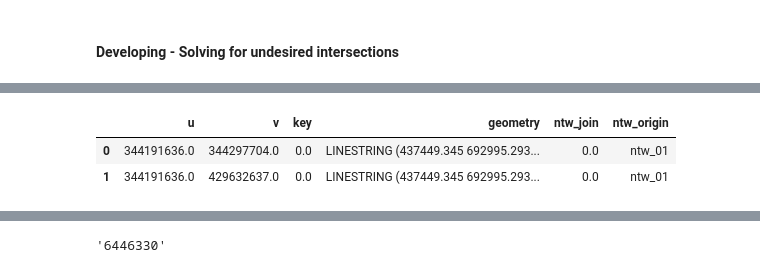
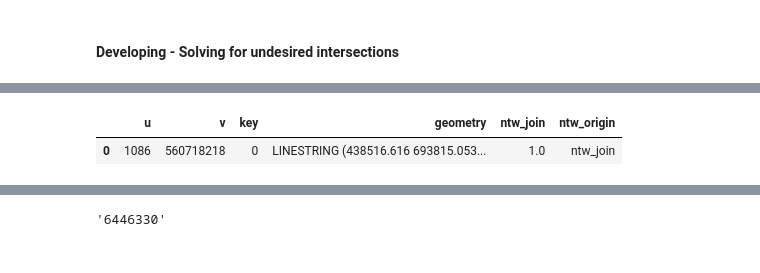
Before and after one commit to Observatorio-Ciudades/accesibilidad-urbana, a Jupyter notebook: notebooks/projects/volvo/09_tessellations_boeing_ntw_join_pt2.ipynb, the cells around one changed output, grey strips where cells are left out. Drawn from its saved outputs; the diff is of its cells as text; code cells hidden in the pictures.

```diff
--- a/notebooks/projects/volvo/09_tessellations_boeing_ntw_join_pt2.ipynb
+++ b/notebooks/projects/volvo/09_tessellations_boeing_ntw_join_pt2.ipynb
@@ -2057,9 +2061,9 @@ new_edge_idx = 0
 for idx, connected_node in connected_nodes.iterrows():
 
     # Extract relation's data
-    connecting_osmid = connected_node.connecting_node
+    connection_ntw01_osmid = connected_node.connection_ntw01_osmid
     connection_type = connected_node.connection_type
-    connected_osmid = connected_node.connection_osmid
+    connecting_ntw02_osmid = connected_node.connecting_ntw02_osmid
 
     # Development checks -----------------------------------
     #osmid_checks = [4]
@@ -2073,20 +2077,20 @@ for idx, connected_node in connected_nodes.iterrows():
     if connection_type == 'existing':
         continue # Next nodes_relation
 
+    # Identify the node's coordinates on ntw_01 that's going to get connected to the node on ntw_02
+    connection_node_gdf = joined_nodes.loc[joined_nodes.osmid==connection_ntw01_osmid]
+    connection_node_coords = connection_node_gdf.geometry.unique()[0].coords[0]
+
     # Identify the node's coordinates on ntw_02 that's going to be connected to ntw_01
-    connecting_node_gdf = joined_nodes.loc[joined_nodes.osmid==connecting_osmid]
+    connecting_node_gdf = joined_nodes.loc[joined_nodes.osmid==connecting_ntw02_osmid]
     connecting_node_coords = connecting_node_gdf.geometry.unique()[0].coords[0]
 
-    # Identify the node's coordinates on ntw_01 that's going to get connected to the node on ntw_02
-    connected_node_gdf = joined_nodes.loc[joined_nodes.osmid==connected_osmid]
-    connected_node_coords = connected_node_gdf.geometry.unique()[0].coords[0]
-
     # Create LineString
-    line_geom = LineString([[connected_node_coords[0],connected_node_coords[1]],[connecting_node_coords[0],connecting_node_coords[1]]])
+    line_geom = LineString([[connection_node_coords[0],connection_node_coords[1]],[connecting_node_coords[0],connecting_node_coords[1]]])
 
     # Store new LineString to later addition to joined_edges
-    new_edges.loc[new_edge_idx,'u'] = connected_osmid
-    new_edges.loc[new_edge_idx,'v'] = connecting_osmid
+    new_edges.loc[new_edge_idx,'u'] = connection_ntw01_osmid
+    new_edges.loc[new_edge_idx,'v'] = connecting_ntw02_osmid
     new_edges.loc[new_edge_idx,'key'] = 0
     new_edges.loc[new_edge_idx,'geometry'] = line_geom
     new_edges.loc[new_edge_idx,'ntw_join'] = 1
@@ -2178,60 +2193,65 @@ if local_save:
 # %%
-new_edges = gpd.GeoDataFrame()
+new_edge = gpd.GeoDataFrame()
 
-new_edge_idx = 0
 # Iterate over each relation stablished
 for idx, connected_node in connected_nodes.iterrows():
 
     # Development checks -----------------------------------
-    current_osmid = connected_node.connecting_node
-    osmid_checks = [1027]
+    current_osmid = connected_node.connecting_ntw02_osmid
+    osmid_checks = [1086]
     if current_osmid not in osmid_checks:
         continue
     else:
-        print(connecting_osmid)
+        print(current_osmid)
     # Development checks -----------------------------------
 
     # Extract relation's data
-    connecting_osmid = connected_node.connecting_node
+    connection_ntw01_osmid = connected_node.connection_ntw01_osmid
+    print(connection_ntw01_osmid)
     connection_type = connected_node.connection_type
-    connected_osmid = connected_node.connection_osmid
+    connecting_ntw02_osmid = connected_node.connecting_ntw02_osmid
 
     # If the connection for the current connecting_node was identified to already exist, skip (continue)
     if connection_type == 'existing':
         continue # Next nodes_relation
 
+    # Identify the node's coordinates on ntw_01 that's going to get connected to the node on ntw_02
+    connection_node_gdf = joined_nodes.loc[joined_nodes.osmid==connection_ntw01_osmid].copy()
+    connection_node_geom = connection_node_gdf.geometry.unique()[0]
+    connection_node_coords = connection_node_geom.coords[0]
+
     # Identify the node's coordinates on ntw_02 that's going to be connected to ntw_01
-    connecting_node_gdf = joined_nodes.loc[joined_nodes.osmid==connecting_osmid]
+    connecting_node_gdf = joined_nodes.loc[joined_nodes.osmid==connecting_ntw02_osmid].copy()
     connecting_node_geom = connecting_node_gdf.geometry.unique()[0]
     connecting_node_coords = connecting_node_geom.coords[0]
 
-    # Identify the node's coordinates on ntw_01 that's going to get connected to the node on ntw_02
-    connected_node_gdf = joined_nodes.loc[joined_nodes.osmid==connected_osmid]
-    connected_node_geom = connected_node_gdf.geometry.unique()[0]
-    connected_node_coords = connected_node_geom.coords[0]
-
     # Create LineString
-    line_geom = LineString([[connected_node_coords[0],connected_node_coords[1]],[connecting_node_coords[0],connecting_node_coords[1]]])
+    line_geom = LineString([[connection_node_coords[0],connection_node_coords[1]],[connecting_node_coords[0],connecting_node_coords[1]]])
 
     # Store new LineString to later addition to joined_edges
-    new_edges.loc[new_edge_idx,'u'] = connected_osmid
-    new_edges.loc[new_edge_idx,'v'] = connecting_osmid
-    new_edges.loc[new_edge_idx,'key'] = 0
-    new_edges.loc[new_edge_idx,'geometry'] = line_geom
-    new_edges.loc[new_edge_idx,'ntw_join'] = 1
-    new_edges.loc[new_edge_idx,'ntw_origin'] = 'ntw_join'
+    new_edge.loc[0,'u'] = connecting_ntw02_osmid
+    new_edge.loc[0,'v'] = connection_ntw01_osmid
+    new_edge.loc[0,'key'] = 0
+    new_edge.loc[0,'geometry'] = line_geom
+    new_edge.loc[0,'ntw_join'] = 1
+    new_edge.loc[0,'ntw_origin'] = 'ntw_join'
+    new_edge = new_edge.set_crs(projected_crs)
 
-    # Register crs (one time)
-    if new_edge_idx==0:
-        new_edges = new_edges.set_crs(projected_crs)
-
-    new_edge_idx+=1
+    # Set unique identifiers to int
+    new_edge['u'] = new_edge['u'].astype('int')
+    new_edge['v'] = new_edge['v'].astype('int')
+    new_edge['key'] = new_edge['key'].astype('int')
 
 # After creating all new edges, concatenate to joined_edges gdf
-joined_edges_concat = pd.concat([joined_edges,new_edges])
+joined_edges_concat = pd.concat([joined_edges,new_edge])
 joined_edges_concat.reset_index(inplace=True,drop=True)
 
+# Set unique identifiers to int
+joined_edges_concat['u'] = joined_edges_concat['u'].astype('int')
+joined_edges_concat['v'] = joined_edges_concat['v'].astype('int')
+joined_edges_concat['key'] = joined_edges_concat['key'].astype('int')
+
 # Show
-print(joined_edges_concat.shape)
-joined_edges_concat.head(2)
+print(new_edge.shape)
+new_edge.head(2)
 # %% [output]
@@ -2240,3 +2261,2 @@ joined_edges_concat.head(2)
 |  | u | v | key | geometry | ntw_join | ntw_origin |
-| 0 | 344191636.0 | 344297704.0 | 0.0 | LINESTRING (437449.345 692995.293... | 0.0 | ntw_01 |
-| 1 | 344191636.0 | 429632637.0 | 0.0 | LINESTRING (437449.345 692995.293... | 0.0 | ntw_01 |
+| 0 | 1086 | 560718218 | 0 | LINESTRING (438516.616 693815.053... | 1.0 | ntw_join |
```
Also changed, not shown: parts of 16 cells of this notebook.
